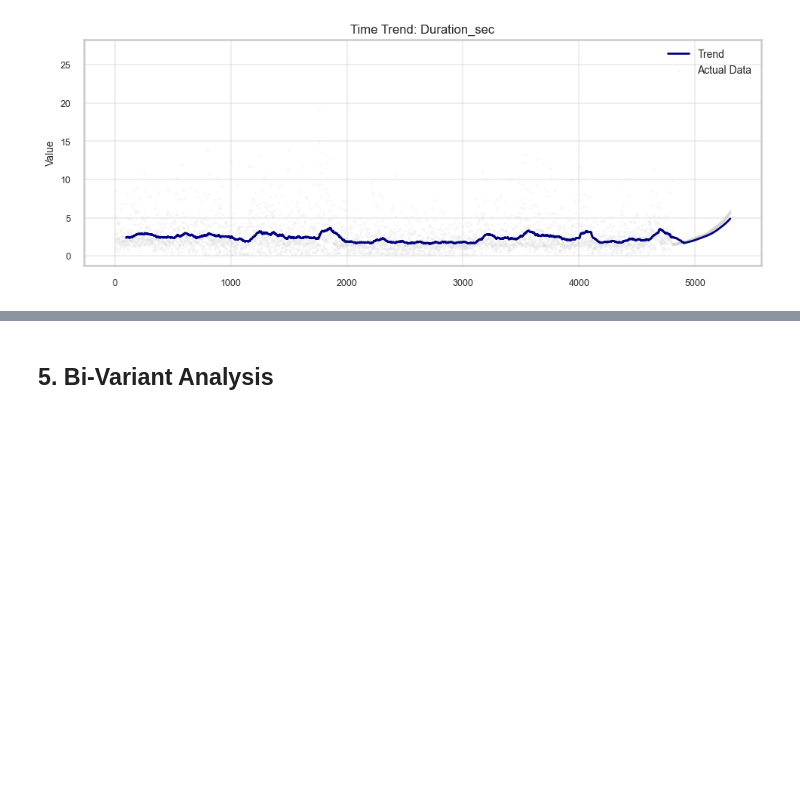
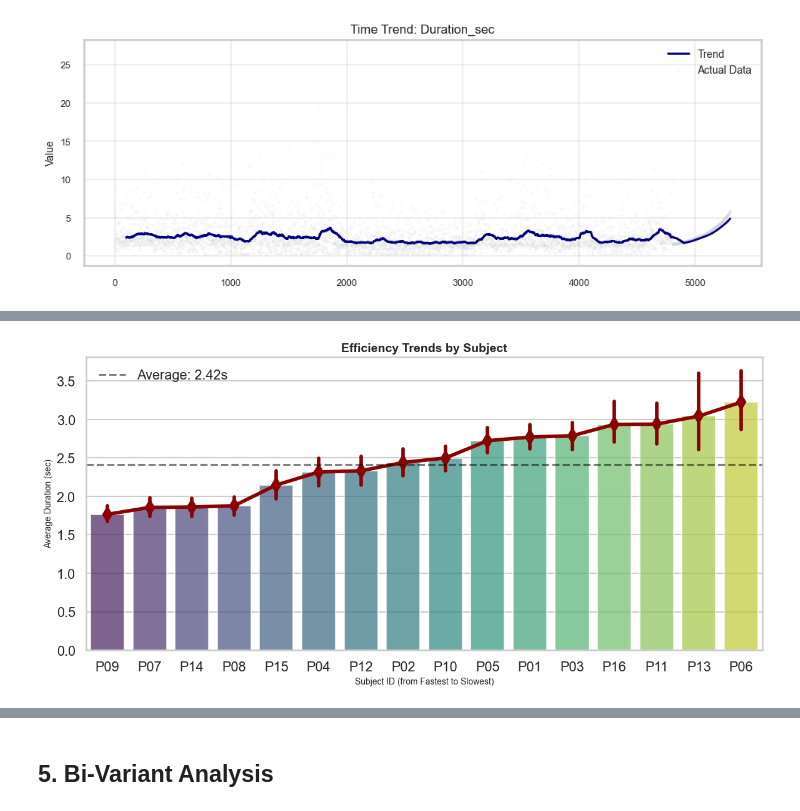
Before and after one commit to CarlosdelCastillo-Rey/AI-Co-Pilot-for-the-Production-Floor-See-Guide-Improve, a Jupyter notebook: notebooks/eda.ipynb, the cells around one changed output, grey strips where cells are left out. Cells and saved outputs as stored; diff of their text form; code cells hidden in the pictures; blank space fills up the shorter version.

```diff
--- a/notebooks/eda.ipynb
+++ b/notebooks/eda.ipynb
@@ -431,0 +479,43 @@ plot_time_trends(df, time_cols)
+# %%
+def plot_subject_trends_by_efficiency(df, subjects=None):
+    if subjects is None:
+        subjects = df['Subject'].unique()
+
+    df_filtered = df[df['Subject'].isin(subjects)]
+    subject_order = df_filtered.groupby('Subject')['Duration_sec'].mean().sort_values().index
+
+    plt.figure(figsize=(12, 6))
+
+    sns.barplot(
+        data=df_filtered,
+        x='Subject',
+        y='Duration_sec',
+        order=subject_order,
+        palette='viridis',
+        alpha=0.7,
+        errorbar=None
+    )
+
+    sns.pointplot(
+        data=df_filtered,
+        x='Subject',
+        y='Duration_sec',
+        order=subject_order,
+        color='darkred',
+        markers='d',
+        linestyles='-'
+    )
+
+    avg_global = df_filtered['Duration_sec'].mean()
+    plt.axhline(avg_global, color='black', linestyle='--', alpha=0.5, label=f'Average: {avg_global:.2f}s')
+
+    plt.title('Efficiency Trends by Subject', fontsize=14, fontweight='bold')
+    plt.xlabel('Subject ID (from Fastest to Slowest)')
+    plt.ylabel('Average Duration (sec)')
+    plt.legend()
+    plt.tight_layout()
+    plt.show()
+
+plot_subject_trends_by_efficiency(df)
+# %% [output]
+[figure, added]
```
Also changed, not shown: parts of 9 cells of this notebook.
